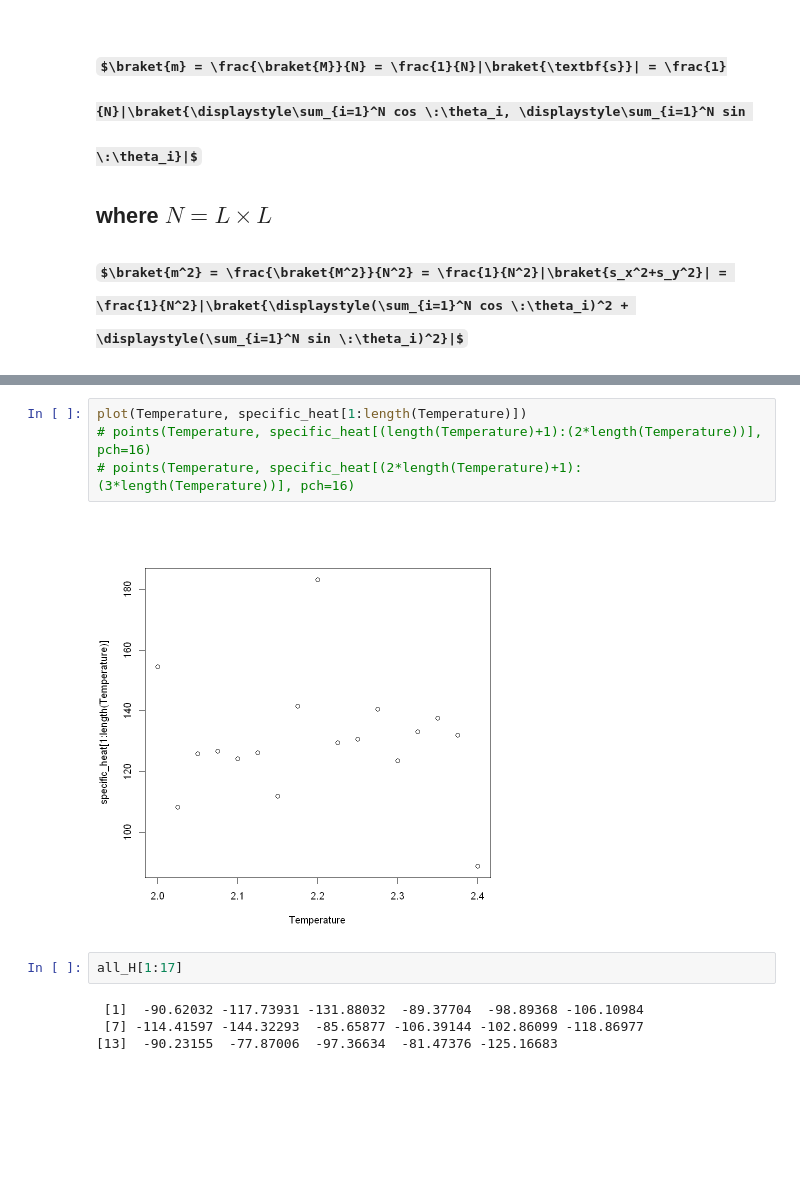
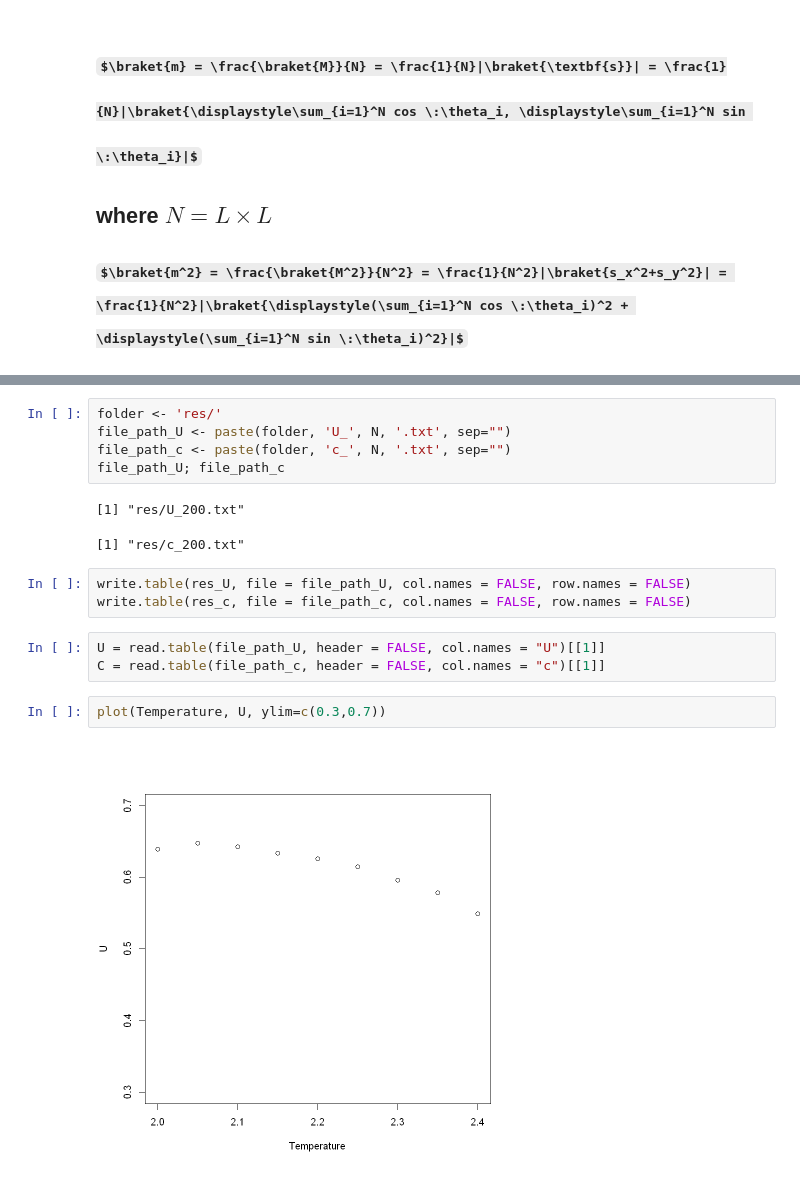
Before and after one commit to RiccardoTancredi/PerCoolAction, a Jupyter notebook: XY model/XY_model 1D.ipynb, the cells around one changed output, grey strips where cells are left out. Saved outputs shown, nothing was run; the diff lists cells and outputs as text; some formulas as TeX source; blank space fills up the shorter version.

```diff
--- a/XY model/XY_model 1D.ipynb
+++ b/XY model/XY_model 1D.ipynb
@@ -181,12 +193,18 @@ plot(Temperature, U.N.T[1:length(Temperature)], ylim=c(0.3, 0.7))
-# %%
-plot(Temperature, specific_heat[1:length(Temperature)])
-# points(Temperature, specific_heat[(length(Temperature)+1):(2*length(Temperature))], pch=16)
-# points(Temperature, specific_heat[(2*length(Temperature)+1):(3*length(Temperature))], pch=16)
-# %% [output]
-[figure, removed]
-# %%
-all_H[1:17]
-# %% [output]
- [1]  -90.62032 -117.73931 -131.88032  -89.37704  -98.89368 -106.10984
- [7] -114.41597 -144.32293  -85.65877 -106.39144 -102.86099 -118.86977
-[13]  -90.23155  -77.87006  -97.36634  -81.47376 -125.16683
+# %%
+folder <- 'res/'
+file_path_U <- paste(folder, 'U_', N, '.txt', sep="")
+file_path_c <- paste(folder, 'c_', N, '.txt', sep="")
+file_path_U; file_path_c
+# %% [output]
+[1] "res/U_200.txt"
+[1] "res/c_200.txt"
+# %%
+write.table(res_U, file = file_path_U, col.names = FALSE, row.names = FALSE)
+write.table(res_c, file = file_path_c, col.names = FALSE, row.names = FALSE)
+# %%
+U = read.table(file_path_U, header = FALSE, col.names = "U")[[1]]
+C = read.table(file_path_c, header = FALSE, col.names = "c")[[1]]
+# %%
+plot(Temperature, U, ylim=c(0.3,0.7))
+# %% [output]
+[figure, added]
```
Also changed, not shown: parts of 16 cells of this notebook, 9 other files.
